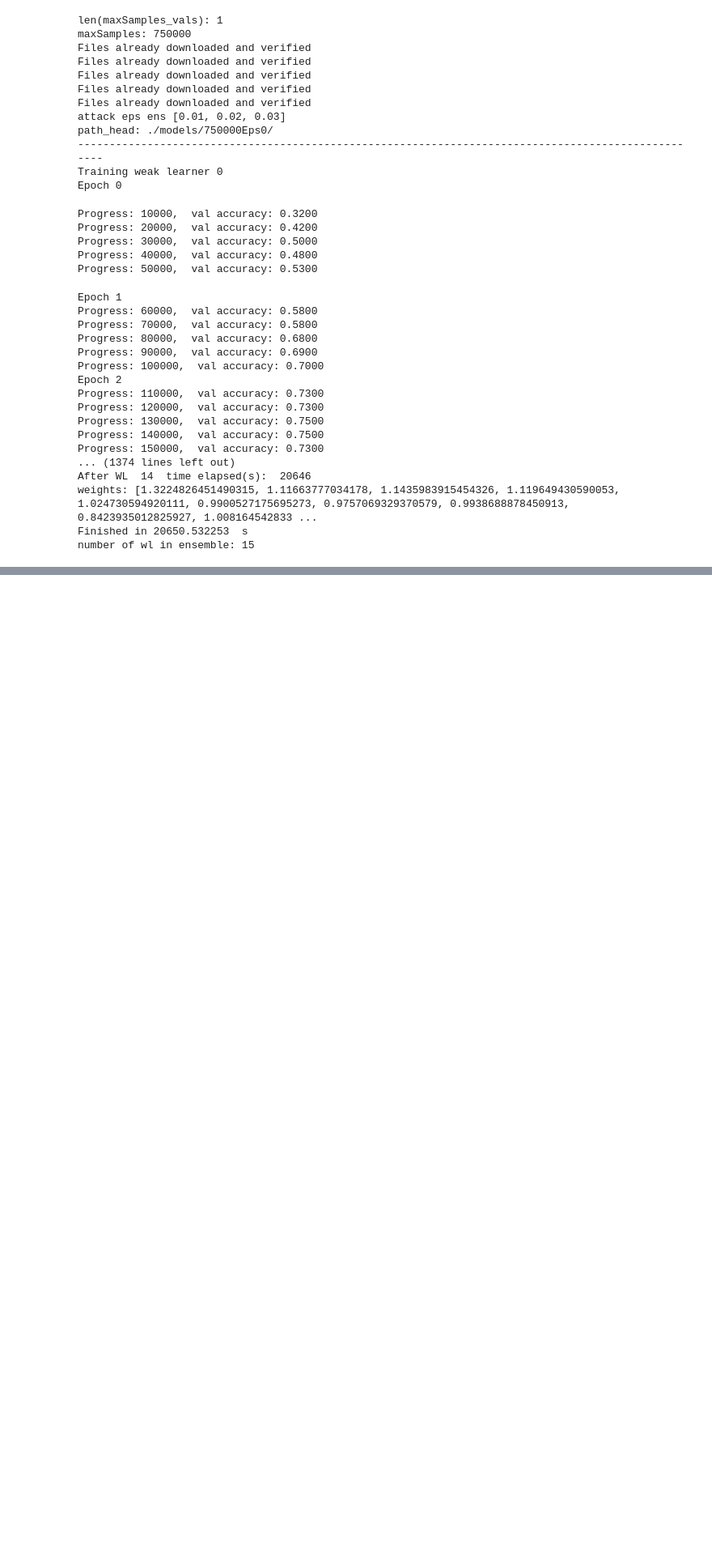
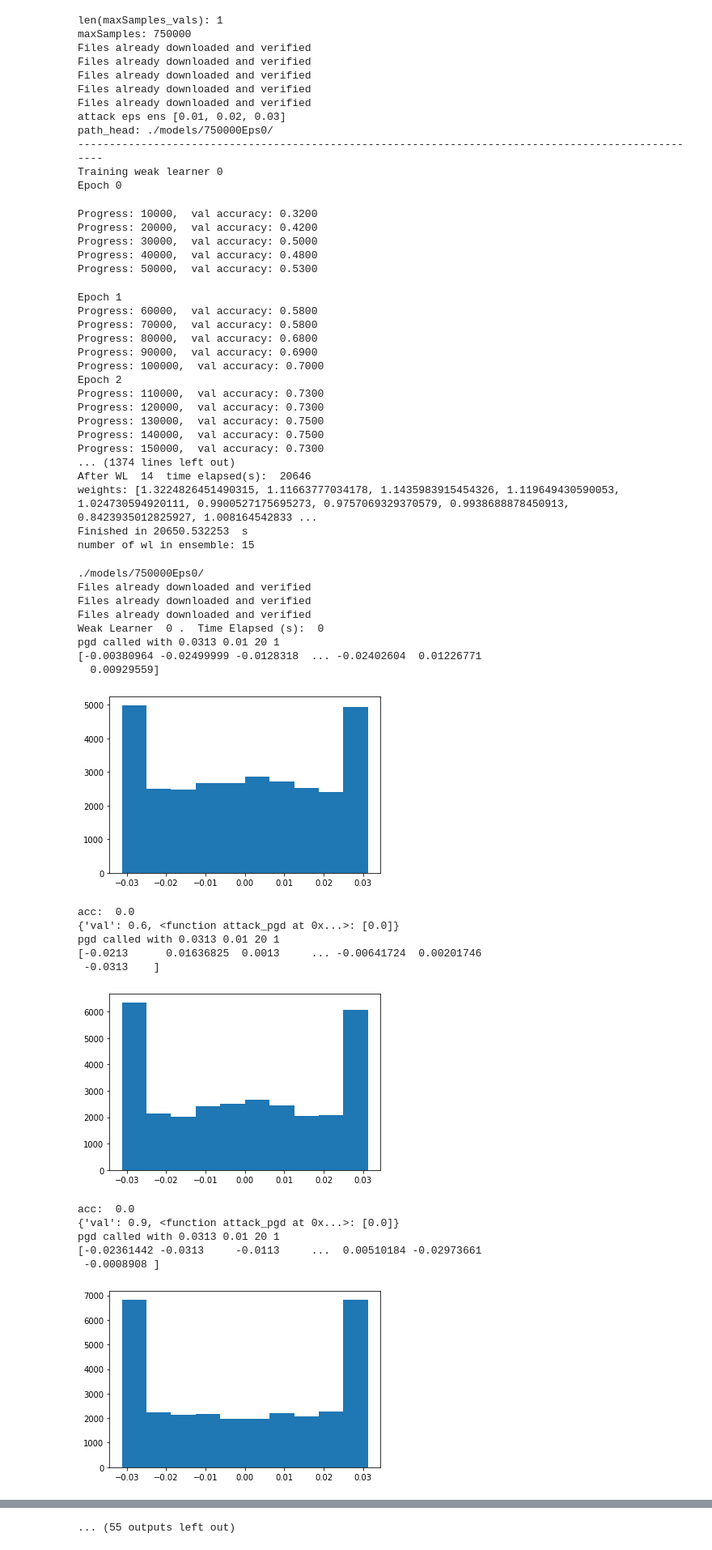
Before and after one commit to MLTheoryGT/AdversarialBoostingNeuralNets, a Jupyter notebook: CIFARAdversarial.ipynb, the cells around one changed output, grey strips where cells are left out. Shown at 81% size. Saved outputs shown, nothing was run; the diff lists cells and outputs as text; code cells hidden in the pictures; blank space fills up the shorter version.

```diff
--- a/CIFARAdversarial.ipynb
+++ b/CIFARAdversarial.ipynb
@@ -125,3 +125,32 @@ After WL  14  time elapsed(s):  20646
 weights: [1.3224826451490315, 1.11663777034178, 1.1435983915454326, 1.119649430590053, 1.024730594920111, 0.9900527175695273, 0.9757069329370579, 0.9938688878450913, 0.8423935012825927, 1.008164542833 ...
 Finished in 20650.532253  s
 number of wl in ensemble: 15
+# %%
+from Testing import testEnsemble
+path = f'./models/{maxSamples_vals[0]}Eps{train_eps_nn}/'
+attack=attack_pgd
+attackStr="attack_pgd"
+print(path)
+ensemble = testEnsemble(path, [attack], 1, numsamples_train=500, numsamples_val=500, attack_eps_ensemble=[0.0313])
+# %% [output]
+./models/750000Eps0/
+Files already downloaded and verified
+Files already downloaded and verified
+Files already downloaded and verified
+Weak Learner  0 .  Time Elapsed (s):  0
+pgd called with 0.0313 0.01 20 1
+[-0.00380964 -0.02499999 -0.0128318  ... -0.02402604  0.01226771
+  0.00929559]
+[figure, added]
+acc:  0.0
+{'val': 0.6, <function attack_pgd at 0x...>: [0.0]}
+pgd called with 0.0313 0.01 20 1
+[-0.0213      0.01636825  0.0013     ... -0.00641724  0.00201746
+ -0.0313    ]
+[figure, added]
+acc:  0.0
+{'val': 0.9, <function attack_pgd at 0x...>: [0.0]}
+pgd called with 0.0313 0.01 20 1
+[-0.02361442 -0.0313     -0.0113     ...  0.00510184 -0.02973661
+ -0.0008908 ]
+[figure, added]
@@ -128,3 +175,4 @@ number of wl in ensemble: 15
+... (55 outputs left out)
 # %%
 from Testing import testEnsemble
 path = f'./models/{maxSamples_vals[0]}Eps{train_eps_nn}/'
```
Also changed, not shown: parts of 16 cells of this notebook, 8 other files.
